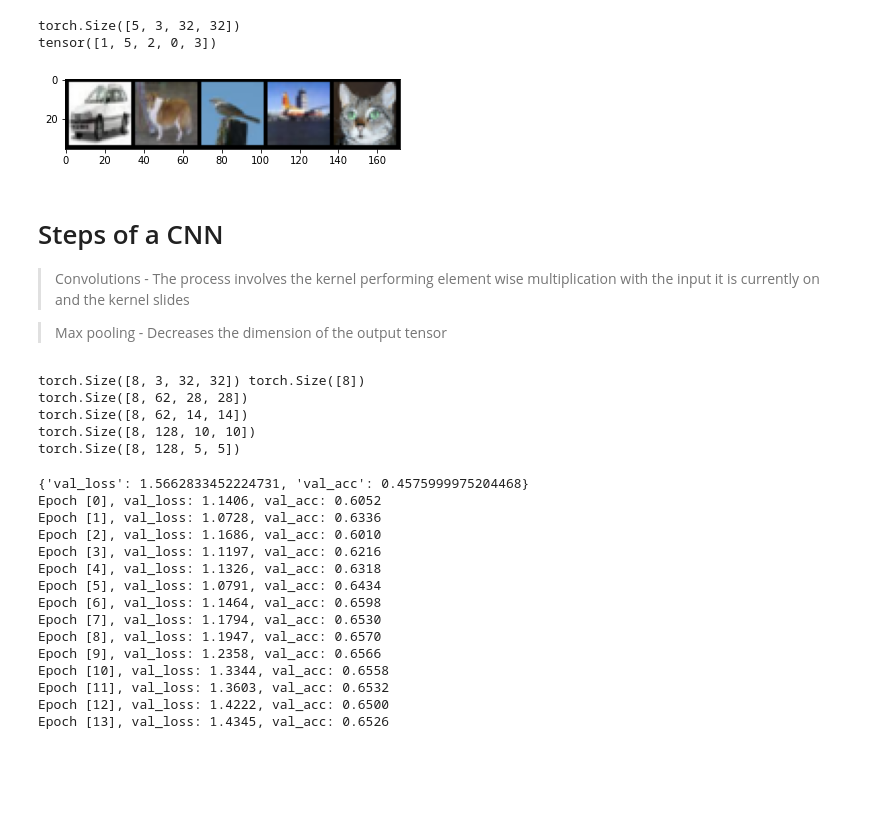
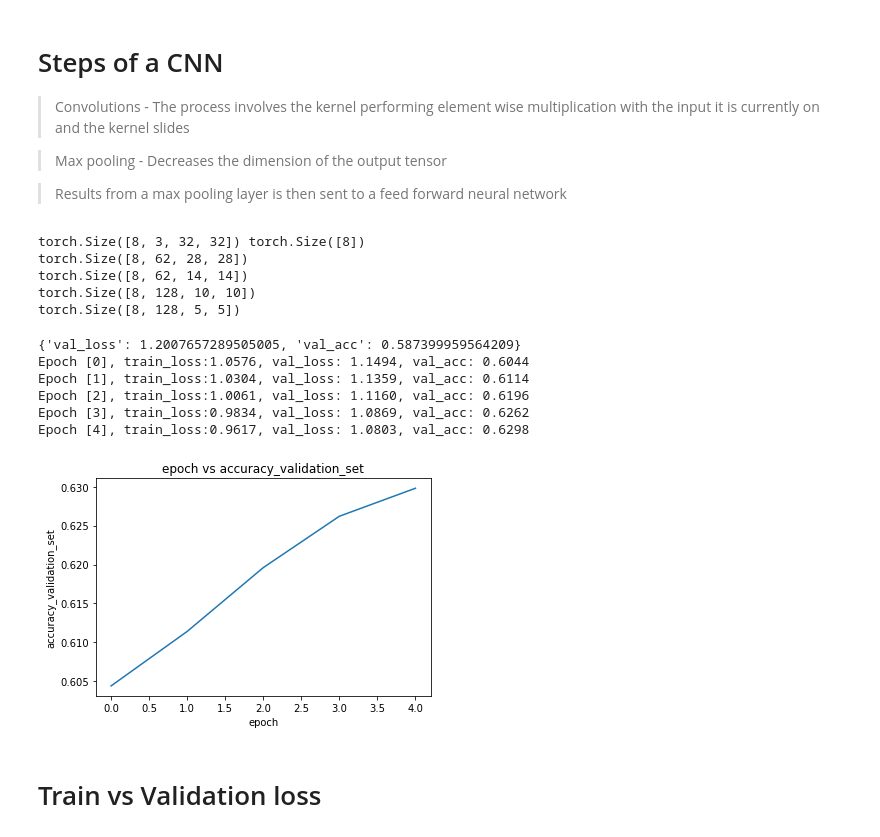
Before and after one commit to nakulpyasi/Unified-AI, a Jupyter notebook: _notebooks/CNN.ipynb, the cells around one changed output. Drawn from its saved outputs; the diff is of its cells as text; code cells hidden in the pictures; blank space fills up the shorter version.

```diff
--- a/_notebooks/CNN.ipynb
+++ b/_notebooks/CNN.ipynb
@@ -69,12 +91,2 @@ plt.imshow(train_dataset[4][0].permute(1, 2, 0) );
-# %%
-for batch,label in train_loader:
-    print(batch.shape)
-    print(label)
-    plt.imshow(torchvision.utils.make_grid(batch).permute(1,2,0))
-    break
-# %% [output]
-torch.Size([5, 3, 32, 32])
-tensor([1, 5, 2, 0, 3])
-[figure, removed]
 # %%
 # Creating the dataloader
@@ -85,6 +97,8 @@ val_loader = DataLoader(val_dataset,batch_size=8,shuffle = True)
 > Convolutions - The process involves the kernel performing element wise multiplication with the input it is currently on and the kernel slides
 
 > Max pooling - Decreases the dimension of the output tensor
+
+> Results from a max pooling layer is then sent to a feed forward neural network
 # %%
 layer1 = nn.Conv2d(3,62,5)
 pooling = nn.MaxPool2d(2,2)
@@ -139,10 +153,11 @@ def results_epoch(out_lst):
     return {'val_loss': val_loss_epoch.item(), 'val_acc': val_acc_epoch.item()}
 
 def final_output(dct,epoch):
-    print("Epoch [{}], val_loss: {:.4f}, val_acc: {:.4f}".format(epoch, dct['val_loss'], dct['val_acc']))
+    print("Epoch [{}], train_loss:{:.4f}, val_loss: {:.4f}, val_acc: {:.4f}".format(epoch, dct['train_loss'] ,dct['val_loss'], dct['val_acc']))
 
 def validation(batch_val,model):
     img_val,label_val = batch_val
+    img_val = img_val.to(device);label_val = label_val.to(device)
     pred_val = model(img_val)
     # loss is computed
     loss_val = F.cross_entropy(pred_val,label_val)
@@ -155,18 +170,21 @@ def check_scores(val_loader,model):
     return results_epoch(out_lst)
 
 def fit(epochs,learning_rate,model,train_loader,val_loader,opt_func=torch.optim.SGD):
-    optimizer = torch.optim.SGD(model.parameters(), lr= learning_rate , momentum=0.9)
-    out_lst = []
+    optimizer = torch.optim.SGD(model.parameters(),lr = learning_rate, momentum = 0.9)
+    out_lst = [];loss_train = []
     for epoch in range(epochs):
 
         # Training step on the training dataloader
         for batch in train_loader:
             #extract batch of images and label
             img,label = batch
+            img = img.to(device)
+            label = label.to(device)
             #calculate prediction using the MNISTMODEL class initialized above
             pred = model(img)
             #Since this is a multi-label image classification model- the loss function is cross entropy
             loss = F.cross_entropy(pred,label)
+            loss_train.append(loss)
             # In this step we calculate the gradient of the loss function with respect to the parameters or 784 pixels in this case
             loss.backward()
             # In this step we update the weights
@@ -176,29 +194,33 @@ def fit(epochs,learning_rate,model,train_loader,val_loader,opt_func=torch.optim.
 
         # Validation on the validation dataloader
         output = check_scores(val_loader,model)
+        output['train_loss'] = torch.stack(loss_train).mean().item()
         out_lst.append(output)
         final_output(output,epoch)
-
     return out_lst
 # %%
-model = convnet()
+model = convnet().to(device)
 # %%
+#collapse-output
 starting =  check_scores(val_loader,model)
 print(starting)
-out_lst = fit(14,learning_rate=0.005,model= model,train_loader = train_loader,val_loader = val_loader)
+out_lst = fit(5,learning_rate=0.003,model= model,train_loader = train_loader,val_loader = val_loader,)
 # %% [output]
-{'val_loss': 1.5662833452224731, 'val_acc': 0.4575999975204468}
-Epoch [0], val_loss: 1.1406, val_acc: 0.6052
-Epoch [1], val_loss: 1.0728, val_acc: 0.6336
-Epoch [2], val_loss: 1.1686, val_acc: 0.6010
-Epoch [3], val_loss: 1.1197, val_acc: 0.6216
-Epoch [4], val_loss: 1.1326, val_acc: 0.6318
-Epoch [5], val_loss: 1.0791, val_acc: 0.6434
-Epoch [6], val_loss: 1.1464, val_acc: 0.6598
-Epoch [7], val_loss: 1.1794, val_acc: 0.6530
-Epoch [8], val_loss: 1.1947, val_acc: 0.6570
-Epoch [9], val_loss: 1.2358, val_acc: 0.6566
-Epoch [10], val_loss: 1.3344, val_acc: 0.6558
-Epoch [11], val_loss: 1.3603, val_acc: 0.6532
-Epoch [12], val_loss: 1.4222, val_acc: 0.6500
-Epoch [13], val_loss: 1.4345, val_acc: 0.6526
+{'val_loss': 1.2007657289505005, 'val_acc': 0.587399959564209}
+Epoch [0], train_loss:1.0576, val_loss: 1.1494, val_acc: 0.6044
+Epoch [1], train_loss:1.0304, val_loss: 1.1359, val_acc: 0.6114
+Epoch [2], train_loss:1.0061, val_loss: 1.1160, val_acc: 0.6196
+Epoch [3], train_loss:0.9834, val_loss: 1.0869, val_acc: 0.6262
+Epoch [4], train_loss:0.9617, val_loss: 1.0803, val_acc: 0.6298
+# %%
+def plot_accuracy(out_lst):
+  plt.plot([a['val_acc'] for a in out_lst])
+  plt.xlabel('epoch')
+  plt.ylabel('accuracy_validation_set')
+  plt.title('epoch vs accuracy_validation_set')
+# %%
+plot_accuracy(out_lst)
+# %% [output]
+[figure, added]
+# %% [markdown]
+# Train vs Validation loss
```
Also changed, not shown: parts of 20 cells of this notebook.
